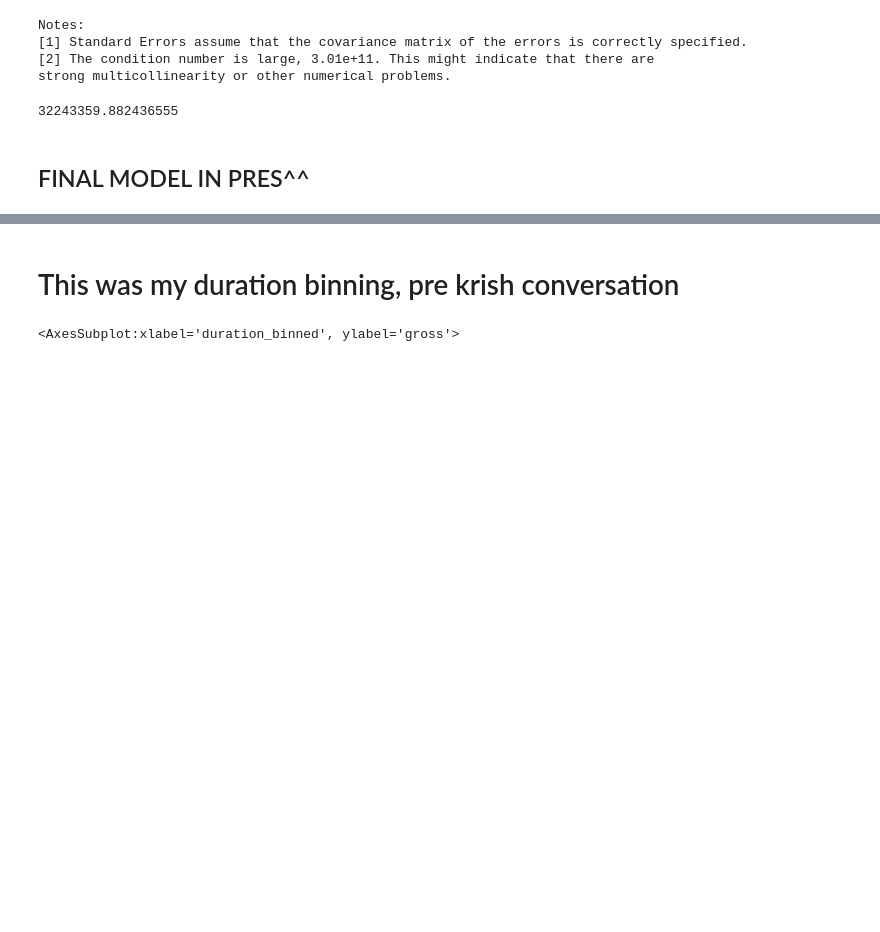
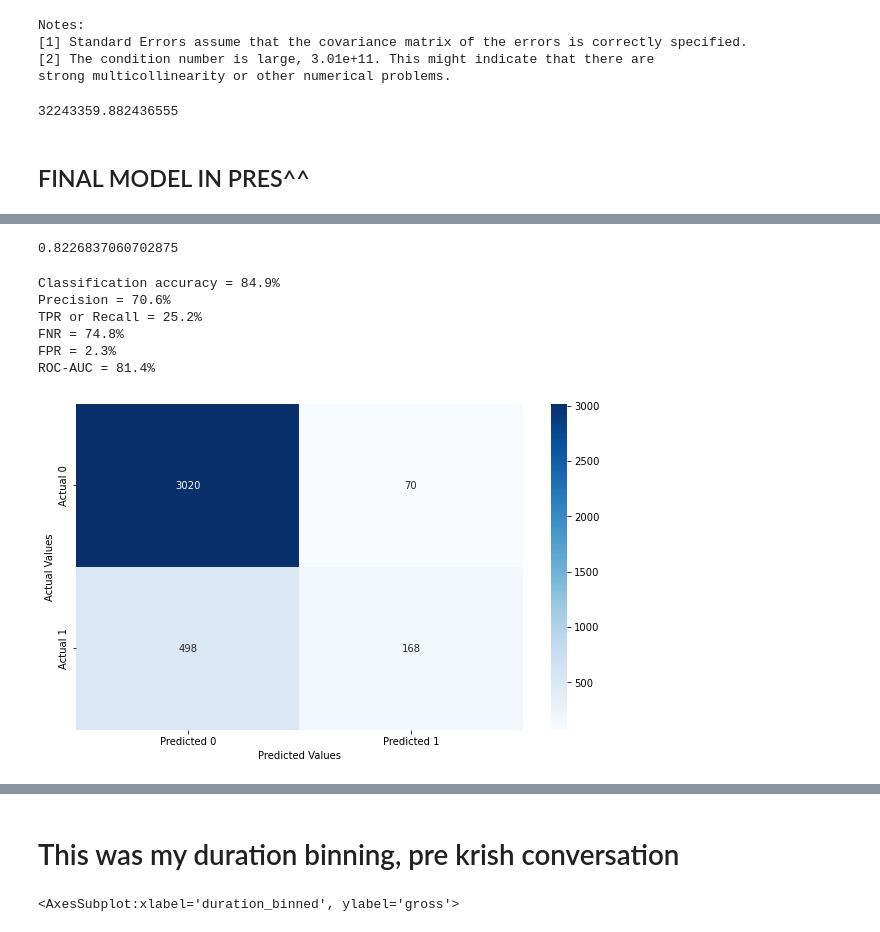
Before and after one commit to kennyeon/Too-Pullz-Project, a Jupyter notebook: IMDB_Regression.ipynb, the cells around one changed output, grey strips where cells are left out. Drawn from its saved outputs; the diff is of its cells as text; code cells hidden in the pictures; blank space fills up the shorter version.

```diff
--- a/IMDB_Regression.ipynb
+++ b/IMDB_Regression.ipynb
@@ -922,0 +925,10 @@ predictions = model.predict(test_transformed)
+# %%
+movies_transformed = var_transform(movies)
+movies_transformed
+
+movies_transformed['profit'] = movies_transformed.gross - 3*(movies_transformed.budget)
+movies_transformed['highly_profitable'] = movies_transformed['profit'].apply(lambda x: 1 if x > 0 else 0)
+movies_transformed = movies_transformed.dropna()
+# %%
+model = smf.logit('highly_profitable~budget+np.sqrt(budget)+movie_facebook_likes+cast_total_facebook_likes+director_facebook_likes+(title_year*(Action+Adventure+Family+Fantasy+Animation))+' + '+'.join(['duration'+str(x) for x in range(1,4)]), data=movies_transformed).fit()
+model.summary()
@@ -922,0 +963,46 @@ predictions = model.predict(test_transformed)
+# %%
+from sklearn.metrics import roc_curve, auc
+
+# Function to compute confusion matrix and prediction accuracy on test/train data from the class notes
+def confusion_matrix_data(data, actual_values, model, cutoff = 0.5):
+# Predict the values using the Logit model
+    pred_values = model.predict(data)
+# Specify the bins
+    bins = np.array([0,cutoff,1])
+# Confusion matrix
+    cm = np.histogram2d(actual_values, pred_values, bins=bins)[0]
+    cm_df = pd.DataFrame(cm)
+    cm_df.columns = ['Predicted 0','Predicted 1']
+    cm_df = cm_df.rename(index = {0: 'Actual 0',1:'Actual 1'})
+# Calculate the accuracy
+    accuracy = (cm[0,0]+cm[1,1])/cm.sum()
+    fnr = (cm[1,0])/(cm[1,0]+cm[1,1])
+    precision = (cm[1,1])/(cm[0,1]+cm[1,1])
+    fpr = (cm[0,1])/(cm[0,0]+cm[0,1])
+    tpr = (cm[1,1])/(cm[1,0]+cm[1,1])
+    fpr_roc, tpr_roc, auc_thresholds = roc_curve(actual_values, pred_values)
+    auc_value = (auc(fpr_roc, tpr_roc))# AUC of ROC
+    sns.heatmap(cm_df, annot=True, cmap='Blues', fmt='g')
+    plt.ylabel("Actual Values")
+    plt.xlabel("Predicted Values")
+    print("Classification accuracy = {:.1%}".format(accuracy))
+    print("Precision = {:.1%}".format(precision))
+    print("TPR or Recall = {:.1%}".format(tpr))
+    print("FNR = {:.1%}".format(fnr))
+    print("FPR = {:.1%}".format(fpr))
+    print("ROC-AUC = {:.1%}".format(auc_value))
+    return cm_df
+# %%
+1 - movies_transformed.highly_profitable.sum()/movies_transformed.shape[0]
+# %% [output]
+0.8226837060702875
+# %%
+cm = confusion_matrix_data(movies_transformed, movies_transformed.highly_profitable, model, 0.5)
+# %% [output]
+Classification accuracy = 84.9%
+Precision = 70.6%
+TPR or Recall = 25.2%
+FNR = 74.8%
+FPR = 2.3%
+ROC-AUC = 81.4%
+[figure, added]
```
Also changed, not shown: parts of 31 cells of this notebook.
